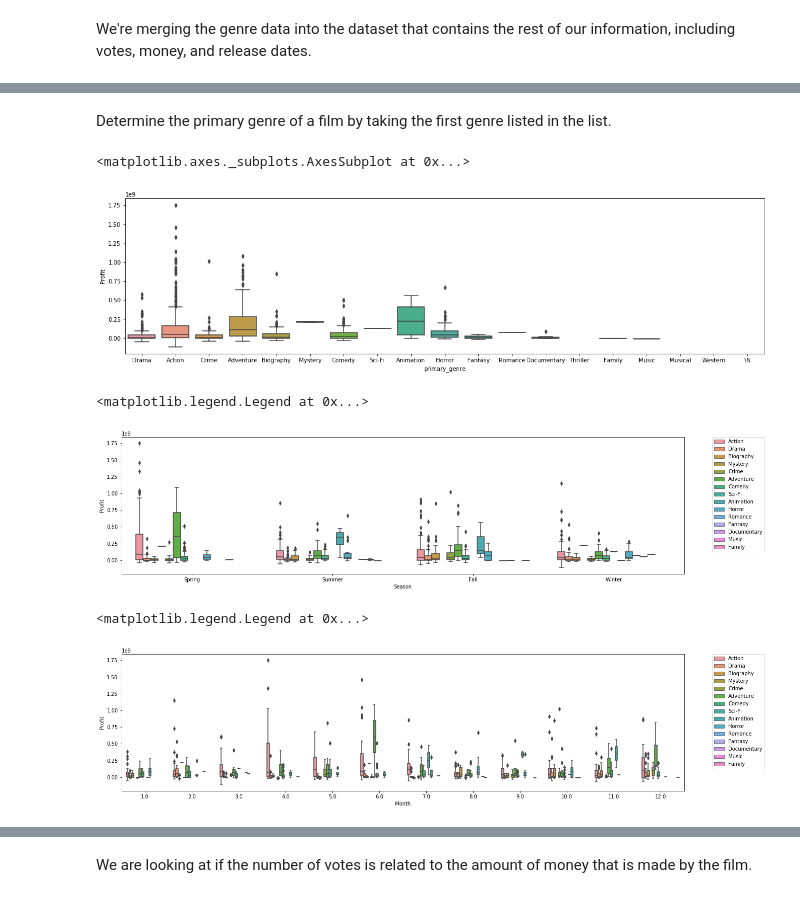
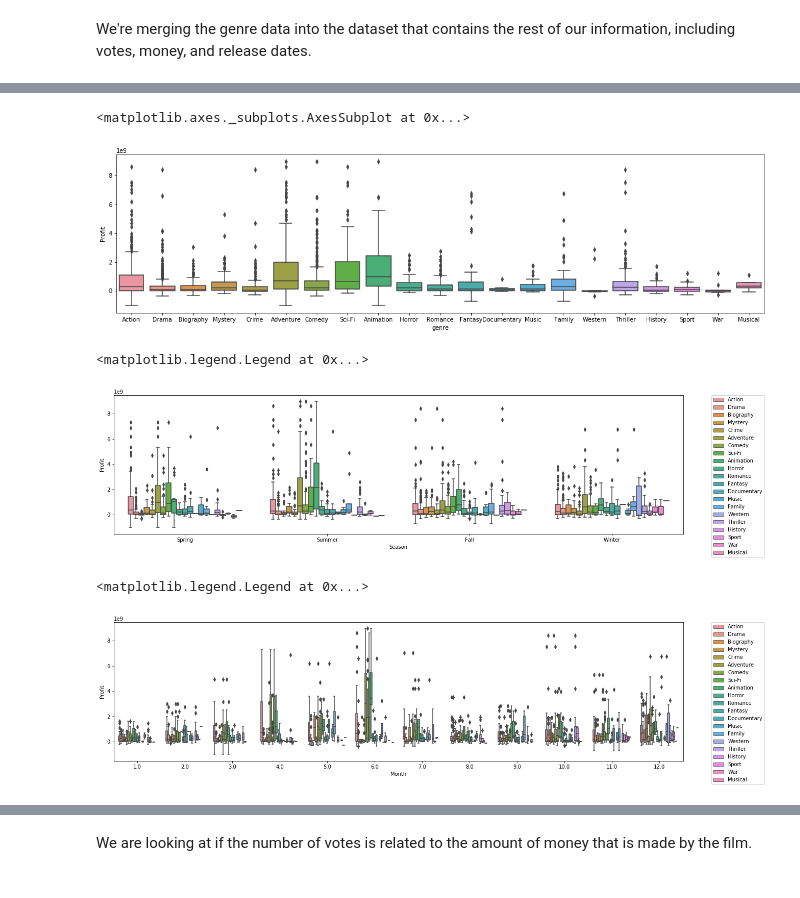
Before and after one commit to snepaul179/dsc-mod-1-project-v2-1-onl01-dtsc-pt-052620, a Jupyter notebook: Final_Vers_ZP.ipynb, the cells around one changed output, grey strips where cells are left out. Cells and saved outputs as stored; diff of their text form; code cells hidden in the pictures.

```diff
--- a/Final_Vers_ZP.ipynb
+++ b/Final_Vers_ZP.ipynb
@@ -394,4 +277,4 @@ genre_df.head()
 # %% [markdown]
 We're merging the genre data into the dataset that contains the rest of our information, including votes, money, and release dates.
 # %%
-df_filter = df_filter.merge(genre_df[['tconst', 'genres']], how='inner', on='tconst')
+df_filter = df_filter.merge(genre_raw_df[['tconst', 'genres']], how='inner', on='tconst')
@@ -407,3 +281,3 @@ df_filter.head()
 # %%
 df_filter['genres'] = df_filter['genres'].apply(lambda x: x.split(','))
-df_filter['genres']
+genre_df_col = df_filter.columns.drop('genres')
@@ -423,31 +284,33 @@ Name: genres, Length: 4859, dtype: object
-# %% [markdown]
-Determine the primary genre of a film by taking the first genre listed in the list.
-# %%
-df_filter['num_genres'] = df_filter['genres'].apply(lambda x: len(x))
-df_filter['primary_genre'] = df_filter['genres'].apply(lambda x: x[0])
-genre_order = list(df_filter['primary_genre'].unique())
+# %%
+genre_df = df_filter['genres'].apply(pd.Series) \
+    .merge(df_filter, right_index = True, left_index=True)\
+    .drop(['genres'], axis=1)\
+    .melt(id_vars=genre_df_col, value_name = 'genre')\
+    .drop('variable', axis=1)\
+    .dropna()
+genre_order = genre_df['genre'].unique()
 # %%
 plt.figure(figsize=(20,5))
-sns.boxplot(x='primary_genre', y='Profit', data=df_filter.dropna(),
+sns.boxplot(x='genre', y='Profit', data=genre_df,
             order=genre_order)
 # %% [output]
 <matplotlib.axes._subplots.AxesSubplot at 0x...>
-[figure, old version]
+[figure, new version]
 # %%
 plt.figure(figsize=(20,5))
-sns.boxplot(x='Season', y='Profit', hue='primary_genre', data=df_filter.dropna(),
+sns.boxplot(x='Season', y='Profit', hue='genre', data=genre_df,
            order=['Spring', 'Summer', 'Fall', 'Winter'])
 plt.legend(bbox_to_anchor=(1.05, 1), loc=2, borderaxespad=0.,prop={'size': 10})
 #idk depends on the number of genres really
 # %% [output]
 <matplotlib.legend.Legend at 0x...>
-[figure, old version]
+[figure, new version]
 # %%
 plt.figure(figsize=(20,5))
-sns.boxplot(x='Month', y='Profit', hue='primary_genre', data=df_filter.dropna())
+sns.boxplot(x='Month', y='Profit', hue='genre', data=genre_df)
 plt.legend(bbox_to_anchor=(1.05, 1), loc=2, borderaxespad=0.,prop={'size': 10})
 # %% [output]
 <matplotlib.legend.Legend at 0x...>
-[figure, old version]
+[figure, new version]
 # %%
 plt.figure(figsize=(5,20))
```
Also changed, not shown: parts of 40 cells of this notebook.
